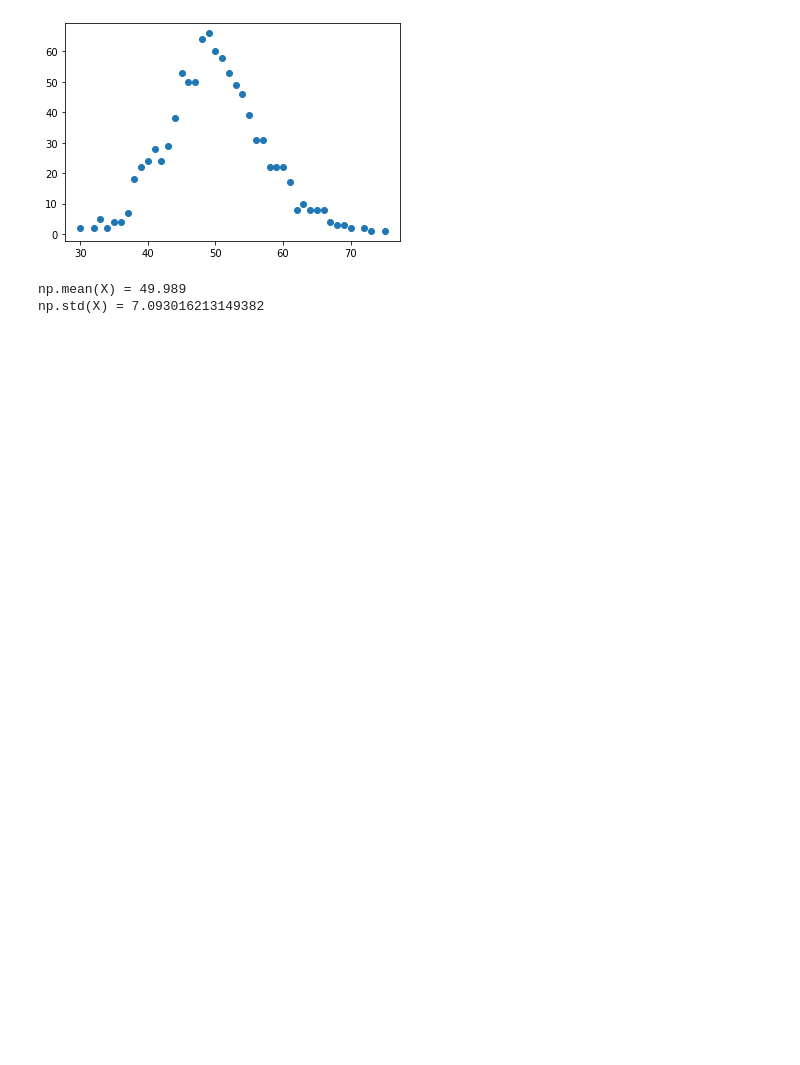
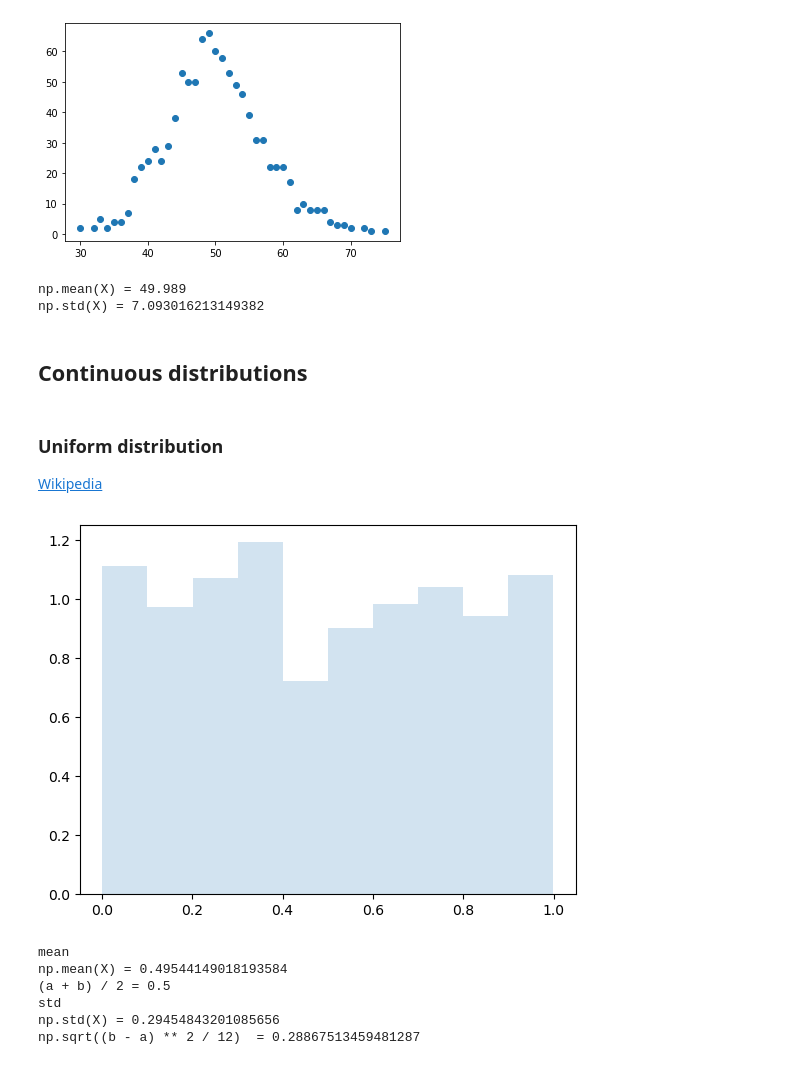
Before and after one commit to zademn/netsci-labs, a Jupyter notebook: Lab1-Intro/probs_recap.ipynb, the cells around one changed output. Cells and saved outputs as stored; diff of their text form; code cells hidden in the pictures; blank space fills up the shorter version.

```diff
--- a/Lab1-Intro/probs_recap.ipynb
+++ b/Lab1-Intro/probs_recap.ipynb
@@ -250,3 +165,33 @@ print(f"{np.std(X) = }")
 [figure]
 np.mean(X) = 49.989
 np.std(X) = 7.093016213149382
+# %% [markdown]
+## Continuous distributions
+# %% [markdown]
+### Uniform distribution
+
+[Wikipedia](https://en.wikipedia.org/wiki/Continuous_uniform_distribution)
+# %%
+# Numpy
+a = 0
+b = 1
+n_samples = 1000
+
+X = np.random.uniform(low=a, high=b, size=1000)
+plt.hist(X, alpha=0.2, density=True)
+plt.show()
+
+print("mean")
+print(f"{np.mean(X) = }")
+print(f"{(a + b) / 2 = }")
+print("std")
+print(f"{np.std(X) = }")
+print(f"{np.sqrt((b - a) ** 2 / 12)  = }")
+# %% [output]
+[figure, new version]
+mean
+np.mean(X) = 0.49544149018193584
+(a + b) / 2 = 0.5
+std
+np.std(X) = 0.29454843201085656
+np.sqrt((b - a) ** 2 / 12)  = 0.28867513459481287
```
Also changed, not shown: parts of 40 cells of this notebook, 5 other files.
